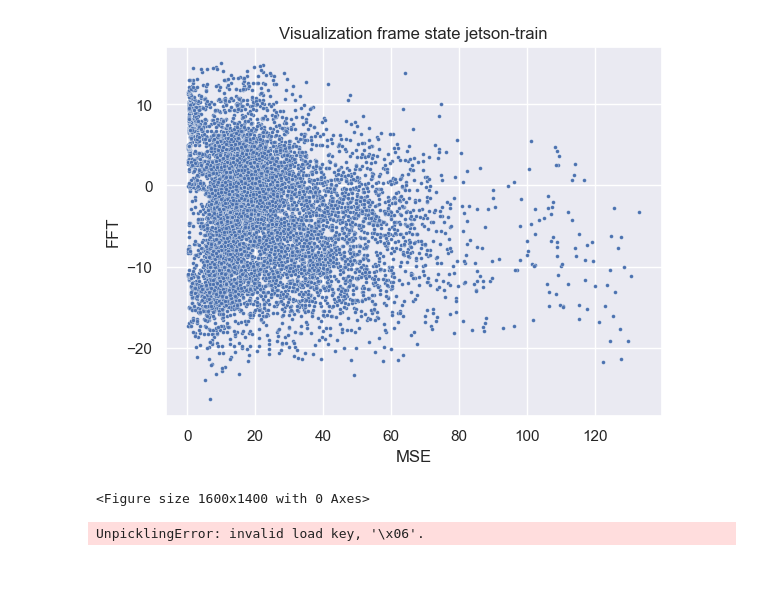
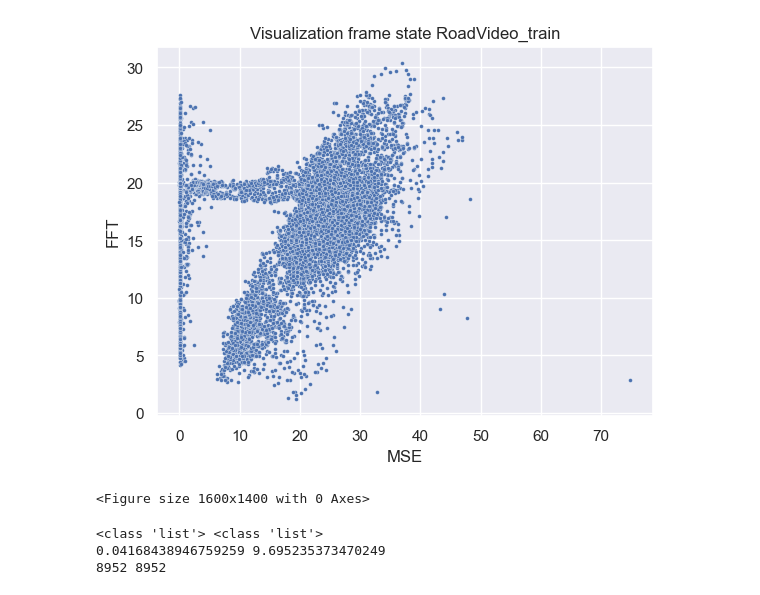
Before and after one commit to webb-c/FrameDrop-RL, a Jupyter notebook: plot.ipynb, the cells around one changed output. Saved outputs shown, nothing was run; the diff lists cells and outputs as text; code cells hidden in the pictures.

```diff
--- a/plot.ipynb
+++ b/plot.ipynb
@@ -281,16 +245,16 @@ import cv2
 import numpy as np
 from utils.cal_quality import get_FFT, get_MSE
 
-videoName = "jetson-train"
+videoName = "RoadVideo_train"
 cap = cv2.VideoCapture("./data/"+videoName+".mp4")
-FFTList = np.load("models/FFT_List_"+videoName+".npy")
+FFTList = np.load("./data/FFT/"+videoName+".npy")
 MSE_data = []
 FFT_data = []
 
 idx = 0
 ret, prev_frame = cap.read()
 while True:
-    print(idx)
+    # print(idx)
     idx += 1
     ret, frame = cap.read()
     if not ret:
@@ -322,47 +269,27 @@ error: OpenCV(4.8.0) D:\a\opencv-python\opencv-python\opencv\modules\core\src\ar
 # %%
 import seaborn as sns
 import matplotlib.pyplot as plt
 
 sns.set()
 sns.scatterplot(x=MSE_data, y=FFT_data, s=8, markers='x')
 
 # 그래프 제목과 레이블 추가
-plt.title('Visualization frame state jetson-train')
+plt.title('Visualization frame state RoadVideo_train')
 plt.xlabel('MSE')
 plt.ylabel('FFT')
 
 plt.figure(figsize=(16, 14))
 plt.show()
 # %% [output]
-[figure, old version]
+[figure, new version]
 <Figure size 1600x1400 with 0 Axes>
-# %%
-import pickle
-import numpy as np
-import matplotlib.pyplot as plt
-from sklearn.decomposition import PCA
-
-# 모델 불러오기
-file_path = "D:\VSC\INFOCOM\FrameDrop-RL\models\cluster\RoadVideotrain_15.pkl"
-with open(file_path, 'rb') as file:
-    cluster_model = pickle.load(file)
-
-# 예시 데이터 생성 또는 불러오기 (이 부분은 실제 데이터에 맞게 수정해야 합니다)
-# 여기서는 간단한 2차원 클러스터링을 예시로 들겠습니다.
-data = np.random.rand(100, 2)  # 실제 데이터로 대체 필요
-
-# 클러스터 예측
-cluster_labels = cluster_model.predict(data)
-
-# PCA를 사용하여 2차원으로 차원 축소 (실제 데이터에 맞게 수정 필요)
-pca = PCA(n_components=2)
-data_2d = pca.fit_transform(data)
-
-# 각 클러스터를 다른 색상으로 시각화
-plt.scatter(data_2d[:, 0], data_2d[:, 1], c=cluster_labels, cmap='viridis', alpha=0.8)
-plt.title('Cluster Visualization')
-plt.xlabel('Principal Component 1')
-plt.ylabel('Principal Component 2')
-plt.show()
-# %% [output]
-UnpicklingError: invalid load key, '\x06'.
+# %%
+print(type(MSE_data), type(FFT_data))
+print(MSE_data[0], FFT_data[0])
+print(len(MSE_data), len(FFT_data))
+
+file_path = "D:\VSC\INFOCOM\FrameDrop-RL\models\cluster\RoadVideotrain_15.pkl"
+# %% [output]
+<class 'list'> <class 'list'>
+0.04168438946759259 9.695235373470249
+8952 8952
```
Also changed, not shown: parts of 12 cells of this notebook, 6 other files.
